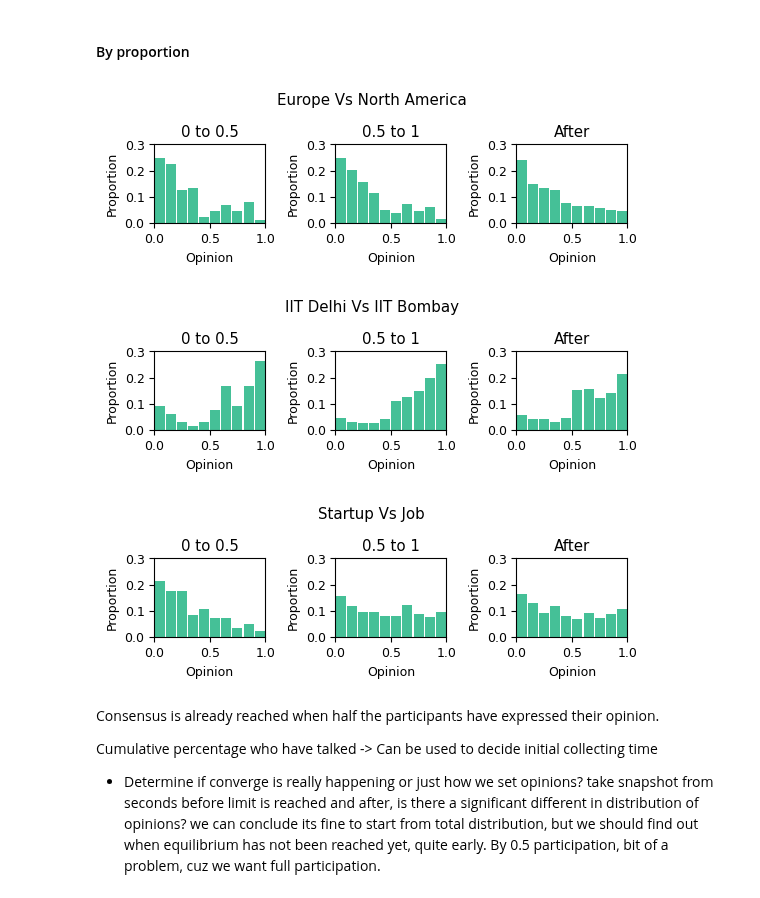
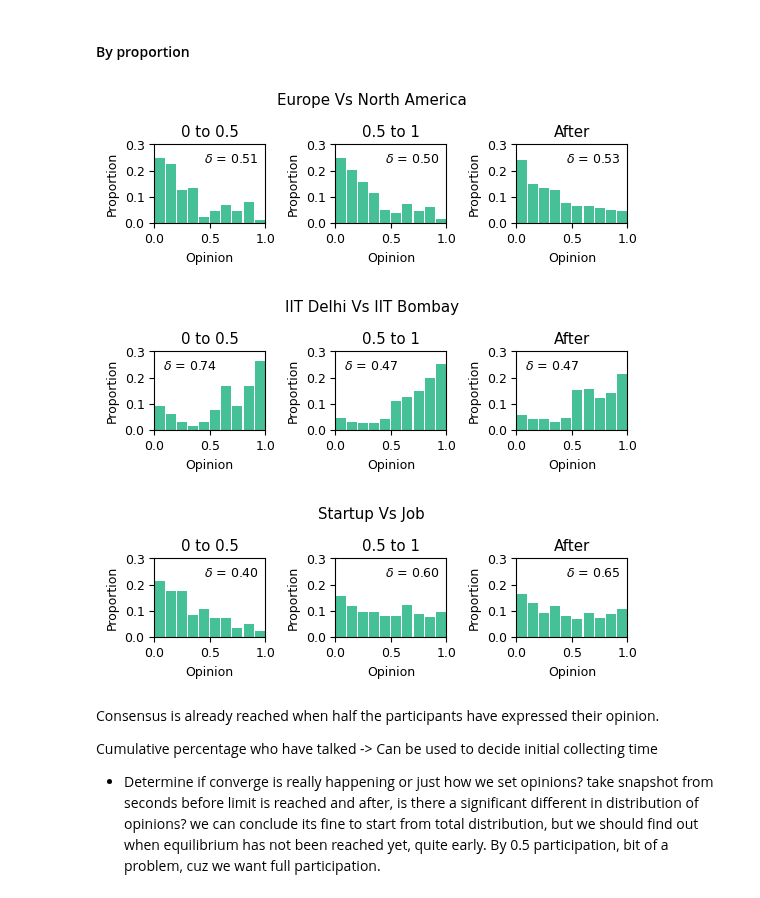
Before and after one commit to J0HNN7G/politic-polar-epsrc, a Jupyter notebook: exploration.ipynb, the cells around one changed output. Saved outputs shown, nothing was run; the diff lists cells and outputs as text; code cells hidden in the pictures.

```diff
--- a/exploration.ipynb
+++ b/exploration.ipynb
@@ -636,38 +641,37 @@ ax1.set_xticks(ticks)
 ax1.margins(x=0)
 ax1.set_ylim(0,0.3)
 ax1.set_xlabel('Opinion')
 ax1.set_ylabel('Proportion')
 ax1.set_title('0 to 0.5')
 
 ax2.hist(data2, weights=np.ones(len(data2)) / len(data2), bins=bins, rwidth=0.9, color=colors[1])
 ax2.set_xlim(0,1)
 ax2.set_ylim(0,0.3)
 ax2.set_xticks(ticks)
 ax2.margins(x=0)
 ax2.set_xlabel('Opinion')
 ax2.set_ylabel('Proportion')
 ax2.set_title('0.5 to 1')
 
 ax3.hist(data3, weights=np.ones(len(data3)) / len(data3), bins=bins, rwidth=0.9, color=colors[1])
 ax3.set_xlim(0,1)
 ax3.set_ylim(0,0.3)
 ax3.set_xticks(ticks)
 ax3.margins(x=0)
 ax3.set_xlabel('Opinion')
 ax3.set_ylabel('Proportion')
 ax3.set_title('After')
 
 fig.suptitle('Europe Vs North America')
 
-#ax1.text(-0.5, 1.1, 'a', transform=ax1.transAxes, fontweight='bold', va='top')
-#ax2.text(-0.5, 1.1, 'b', transform=ax2.transAxes, fontweight='bold', va='top')
-#ax3.text(-0.5, 1.1, 'c', transform=ax3.transAxes, fontweight='bold', va='top')
-
+ax1.text(0.45, 0.9, f'$\delta$ = {polarisation(data1):.2f}', transform=ax1.transAxes, va='top')
+ax2.text(0.45, 0.9, f'$\delta$ = {polarisation(data2):.2f}', transform=ax2.transAxes, va='top')
+ax3.text(0.45, 0.9, f'$\delta$ = {polarisation(data3):.2f}', transform=ax3.transAxes, va='top')
 
 #plt.savefig('social_opinion_histograms.pdf', format='pdf', bbox_inches='tight')
 plt.show()
 # %% [output]
-[figure, old version]
+[figure, new version]
 # %%
 fig, (ax1, ax2, ax3) = plt.subplots(1, 3, figsize=set_size(subplots=(1, 3)), constrained_layout=True)
 
@@ -712,10 +716,14 @@ ax3.set_title('After')
 
 fig.suptitle('IIT Delhi Vs IIT Bombay')
 
+ax1.text(0.08, 0.9, f'$\delta$ = {polarisation(data1):.2f}', transform=ax1.transAxes, va='top')
+ax2.text(0.08, 0.9, f'$\delta$ = {polarisation(data2):.2f}', transform=ax2.transAxes, va='top')
+ax3.text(0.08, 0.9, f'$\delta$ = {polarisation(data3):.2f}', transform=ax3.transAxes, va='top')
+
 #plt.savefig('social_opinion_histograms.pdf', format='pdf', bbox_inches='tight')
 plt.show()
 # %% [output]
-[figure, old version]
+[figure, new version]
 # %%
 fig, (ax1, ax2, ax3) = plt.subplots(1, 3, figsize=set_size(subplots=(1, 3)), constrained_layout=True)
 
@@ -760,15 +768,15 @@ ax3.set_title('After')
 
 fig.suptitle('Startup Vs Job')
 
-#ax1.text(-0.5, 1.1, 'a', transform=ax1.transAxes, fontweight='bold', va='top')
-#ax2.text(-0.5, 1.1, 'b', transform=ax2.transAxes, fontweight='bold', va='top')
-#ax3.text(-0.5, 1.1, 'c', transform=ax3.transAxes, fontweight='bold', va='top')
+ax1.text(0.45, 0.9, f'$\delta$ = {polarisation(data1):.2f}', transform=ax1.transAxes, va='top')
+ax2.text(0.45, 0.9, f'$\delta$ = {polarisation(data2):.2f}', transform=ax2.transAxes, va='top')
+ax3.text(0.45, 0.9, f'$\delta$ = {polarisation(data3):.2f}', transform=ax3.transAxes, va='top')
 
 
 #plt.savefig('social_opinion_histograms.pdf', format='pdf', bbox_inches='tight')
 plt.show()
 # %% [output]
-[figure, old version]
+[figure, new version]
 # %% [markdown]
 Consensus is already reached when half the participants have expressed their opinion.
 
```
Also changed, not shown: parts of 15 cells of this notebook, 1 other file.
